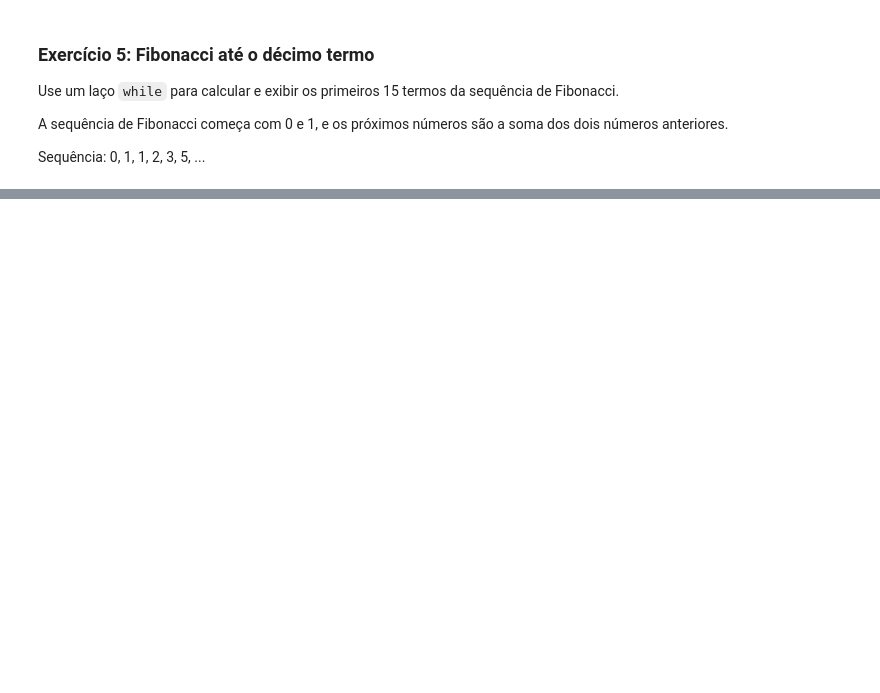
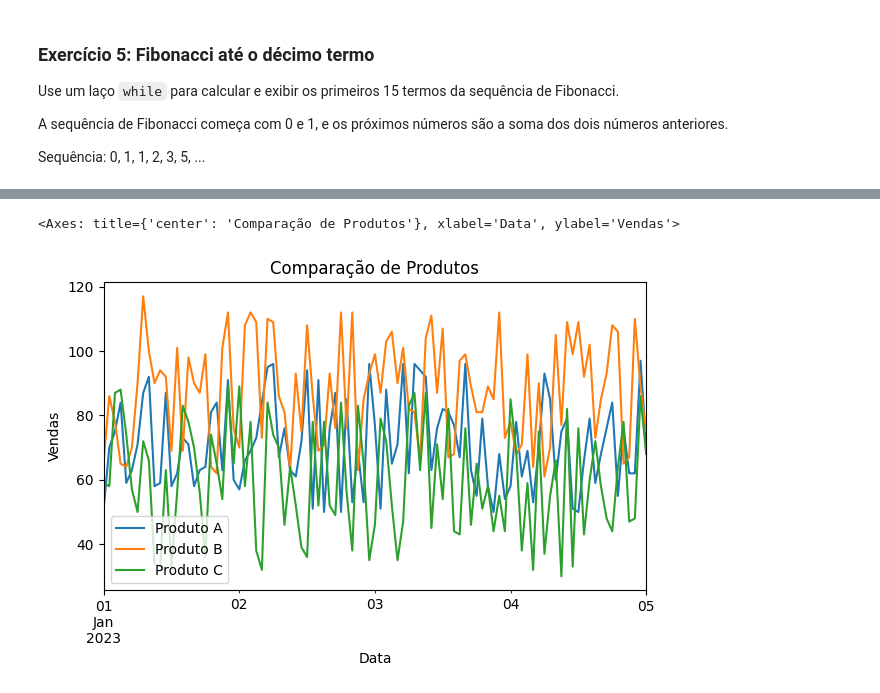
Before and after one commit to py232027046/CEE2, a Jupyter notebook: aulas.ipynb, the cells around one changed output, grey strips where cells are left out. Saved outputs shown, nothing was run; the diff lists cells and outputs as text; code cells hidden in the pictures; blank space fills up the shorter version.

```diff
--- a/aulas.ipynb
+++ b/aulas.ipynb
@@ -1239,0 +3665,14 @@ while contador < 15:
+# %%
+# Gera um DataFrame com múltiplas séries temporais
+df = pd.DataFrame({
+    "Produto A": np.random.randint(50, 100, len(datas)),
+    "Produto B": np.random.randint(60, 120, len(datas)),
+    "Produto C": np.random.randint(30, 90, len(datas)),
+}, index=datas)
+
+# Gera o gráfico
+df.plot(title="Comparação de Produtos", xlabel="Data", ylabel="Vendas",
+        figsize=(7, 4))
+# %% [output]
+<Axes: title={'center': 'Comparação de Produtos'}, xlabel='Data', ylabel='Vendas'>
+[figure, added]
```
Also changed, not shown: parts of 401 cells of this notebook.
